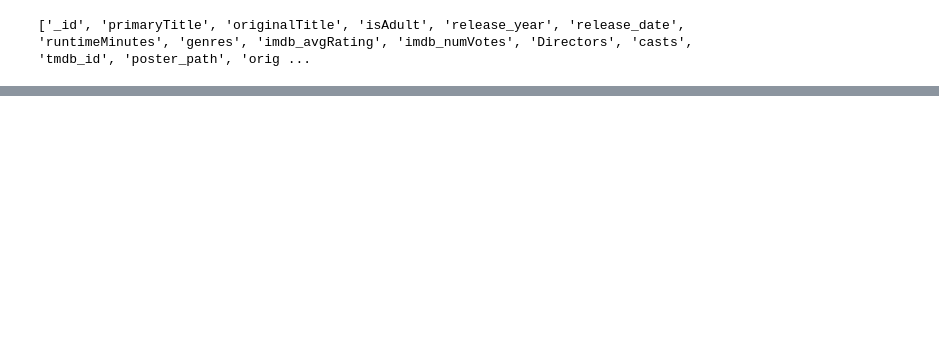
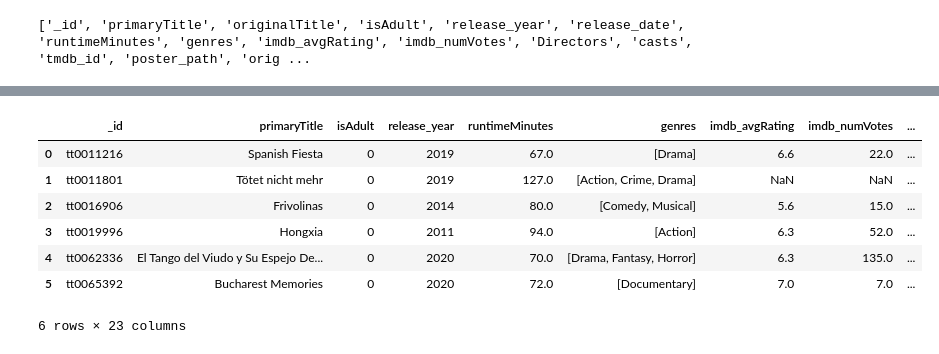
Before and after one commit to LabPorject/CMPT733-final-project, a Jupyter notebook: dummy.ipynb, the cells around one changed output, grey strips where cells are left out. Saved outputs shown, nothing was run; the diff lists cells and outputs as text; code cells hidden in the pictures; blank space fills up the shorter version.

```diff
--- a/dummy.ipynb
+++ b/dummy.ipynb
@@ -96,0 +112,11 @@ movieLens_reviews_db.head(5)
+# %%
+function.get_combined(2010, drop_cols)
+# %% [output]
+|  | _id | primaryTitle | isAdult | release_year | runtimeMinutes | genres | imdb_avgRating | imdb_numVotes | ... |
+| 0 | tt0011216 | Spanish Fiesta | 0 | 2019 | 67.0 | [Drama] | 6.6 | 22.0 | ... |
+| 1 | tt0011801 | Tötet nicht mehr | 0 | 2019 | 127.0 | [Action, Crime, Drama] | NaN | NaN | ... |
+| 2 | tt0016906 | Frivolinas | 0 | 2014 | 80.0 | [Comedy, Musical] | 5.6 | 15.0 | ... |
+| 3 | tt0019996 | Hongxia | 0 | 2011 | 94.0 | [Action] | 6.3 | 52.0 | ... |
+| 4 | tt0062336 | El Tango del Viudo y Su Espejo De... | 0 | 2020 | 70.0 | [Drama, Fantasy, Horror] | 6.3 | 135.0 | ... |
+| 5 | tt0065392 | Bucharest Memories | 0 | 2020 | 72.0 | [Documentary] | 7.0 | 7.0 | ... |
+6 rows × 23 columns
```
Also changed, not shown: parts of 7 cells of this notebook, 1 other file.
